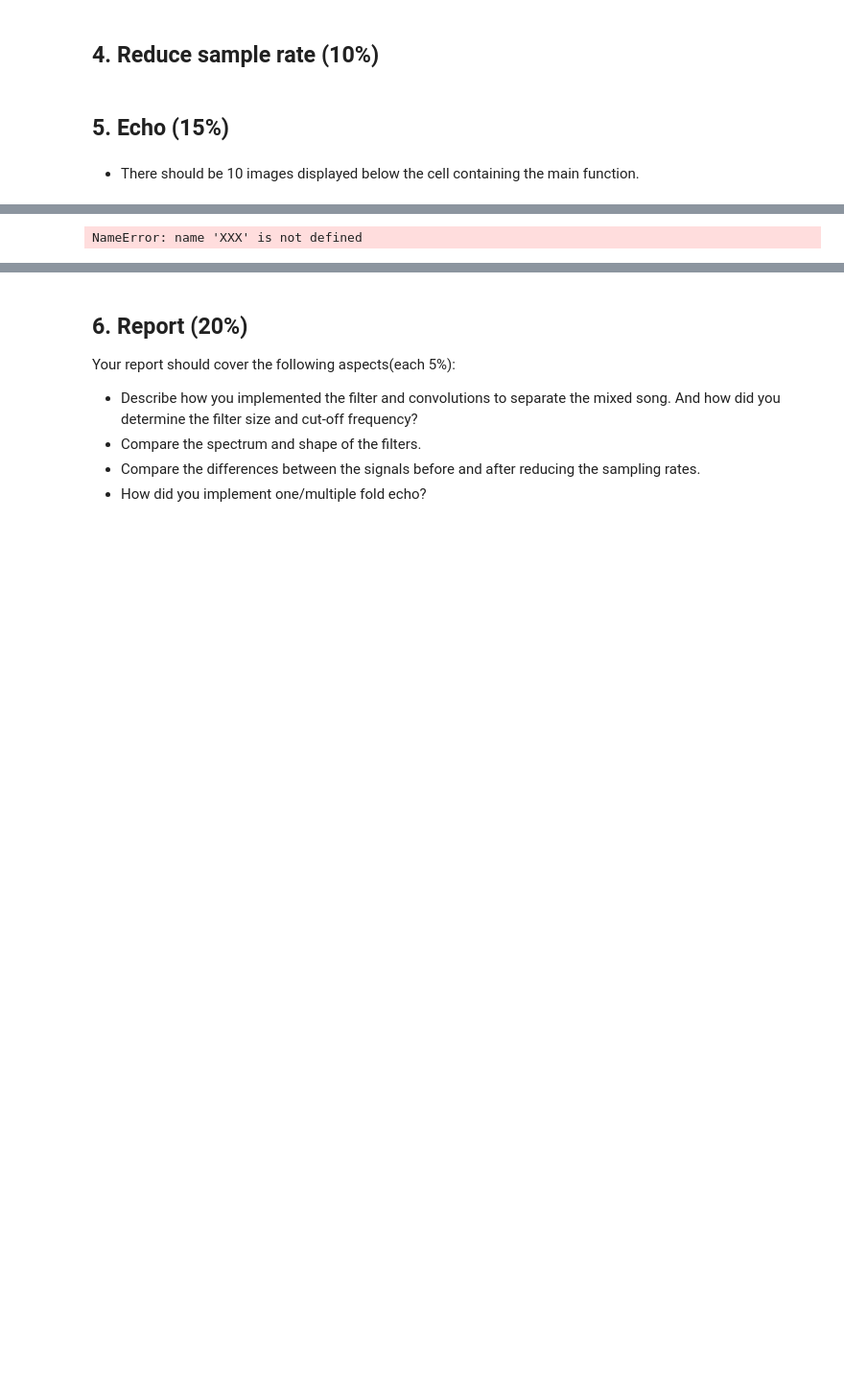
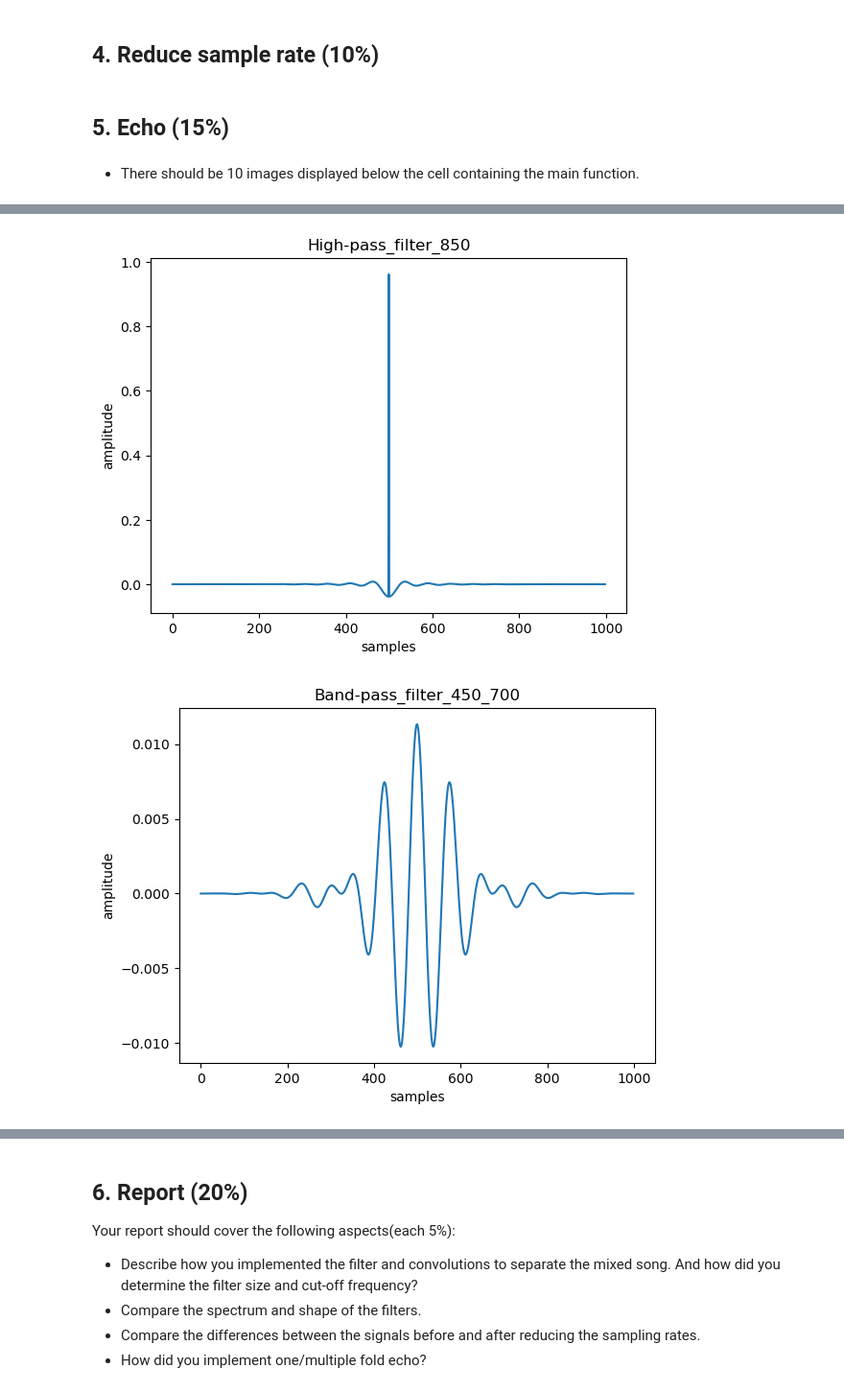
Before and after one commit to huiyuiui/MultimediaHw, a Jupyter notebook: HW2/HW2.ipynb, the cells around one changed output, grey strips where cells are left out. Shown: that part at 96% size. Drawn from its saved outputs; the diff is of its cells as text; code cells hidden in the pictures; blank space fills up the shorter version.

```diff
--- a/HW2/HW2.ipynb
+++ b/HW2/HW2.ipynb
@@ -40,9 +40,6 @@ import scipy.io.wavfile as wav
 from numpy.fft import fft, fftfreq
 from tqdm import tqdm, trange
 import math
-# %%
-audio = "./src/HW2_Mix.wav"
-fs, input_signal = wav.read(audio)
 # %% [markdown]
 ## 1. FFT & Plot Spectrum (15%)
 + In this part, You should output 1 image showing the spectrum of the original signal
@@ -187,18 +152,3 @@ def convolve(signal, filter, N):
     #         out[n] += filter[k] * in_singal
 
     return out
-# %%
-# 3. Convolve the input signal with the filters
-signal_low = convolve(input_signal, lowpassFilter, N=filterSize)
-signal_high = convolve(input_signal, highpassFilter, N=filterSize)
-signal_band = convolve(input_signal, bandpassFilter, N=filterSize)
-
-# save audio
-wav.write(f"output/Low_pass_{fc_low}.wav", fs, signal_low)
-wav.write(f"output/High_pass_{fc_high}.wav", fs, signal_high)
-wav.write(f"output/Band_pass_{fc_band[0]}_{fc_band[1]}.wav", fs, signal_band)
-
-# plot output spectrum
-plot_spectrum(signal_low, fs, [0,2000], [0,2], "signal_low")
-plot_spectrum(signal_high, fs, [0,2000], [0,2], "signal_high")
-plot_spectrum(signal_band, fs, [0,2000], [0,2], "signal_band")
@@ -219,6 +165,8 @@ def down_sampling(signal, fs, new_fs):
         signal: down-sampled signal (time-domain)
     '''
     #TODO: Implement the down-sampling operation
+    ratio = int(fs / new_fs)
+    signal = signal[::ratio]
 
     return signal
 # %% [markdown]
@@ -241,14 +189,18 @@ def echo(signal_low, delay, alpha, fs):
     output_echo_one = np.zeros(input_len + D)
 
     #TODO: One-fold echo
-
+    for n in range(input_len):
+       if(n < D): output_echo_one[n] = signal_low[n]
+       else: output_echo_one[n] = signal_low[n] + alpha * signal_low[n - D]
 
     D = int(delay * fs)
     input_len = len(signal_low)
     output_echo_multiple = np.zeros(input_len + D)
 
     #TODO: Multiple-fold echo
-
+    for n in range(input_len):
+        if(n < D): output_echo_multiple[n] = signal_low[n]
+        else: output_echo_multiple[n] = signal_low[n] + alpha * output_echo_multiple[n - D]
 
     output_echo_one = output_echo_one.astype(np.float32)
     output_echo_multiple = output_echo_multiple.astype(np.float32)
@@ -267,10 +219,10 @@ def main():
     # 2. implement filter
     #TODO: determine the cutoff frequency and window size
     windowType = "Blackman"
-    fc_low = XXX
-    fc_high = XXX
-    fc_band = np.array([XXX, xxx])
-    filterSize = XXX
+    fc_low = 350
+    fc_high = 850
+    fc_band = np.array([450, 700])
+    filterSize = 999 # filter size should be an odd number
 
     # create filters
     lowpassFilter = filter(fs, N=filterSize, windowType=windowType, filterType='Low-pass', fc=fc_low)
@@ -320,4 +272,3 @@ if __name__ == "__main__":
     main()
 # %% [output]
 [figure]
-NameError: name 'XXX' is not defined
@@ -323,0 +276,2 @@ NameError: name 'XXX' is not defined
+[figure, added]
+[figure, added]
```
Also changed, not shown: parts of 5 cells of this notebook, 2 other files.
